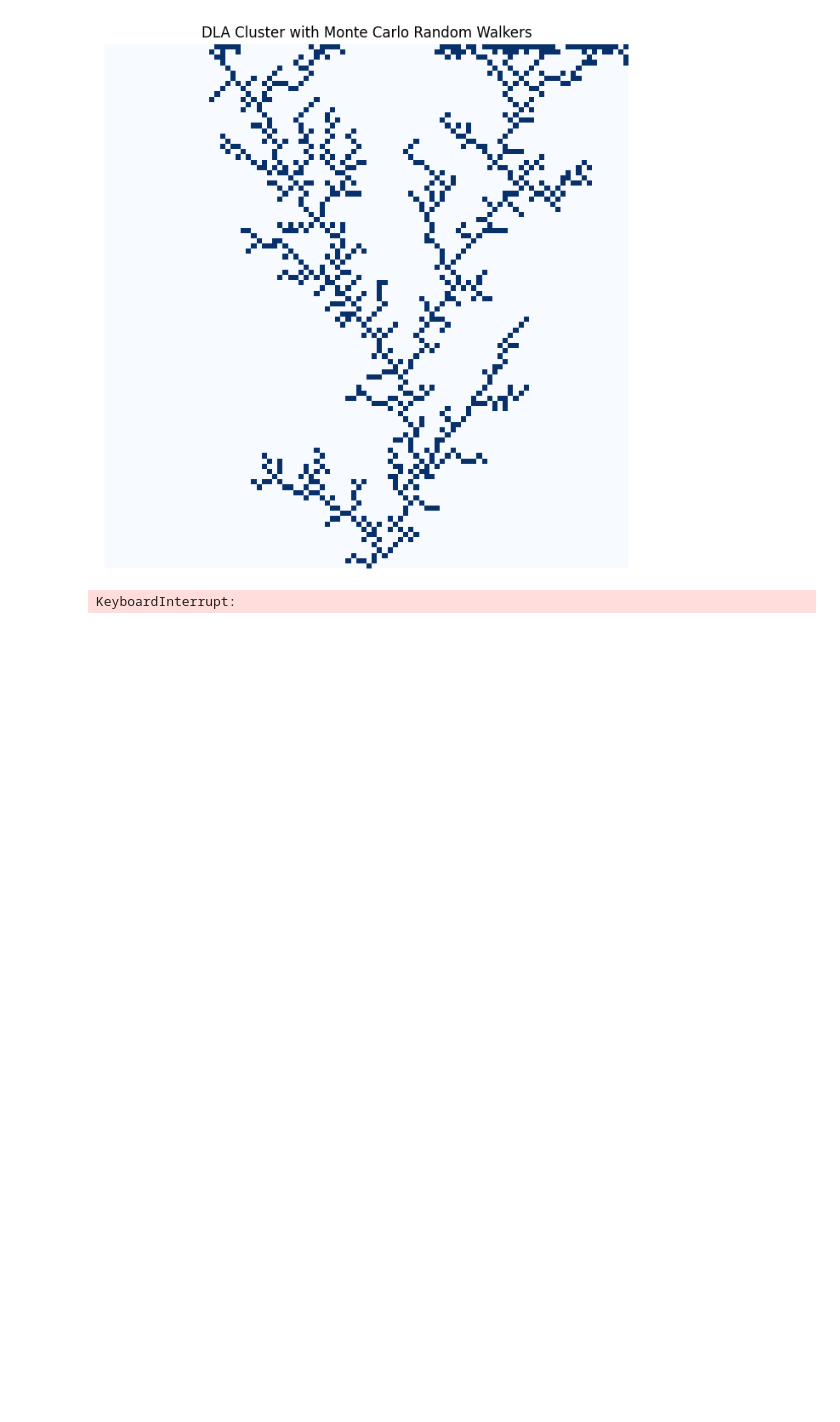
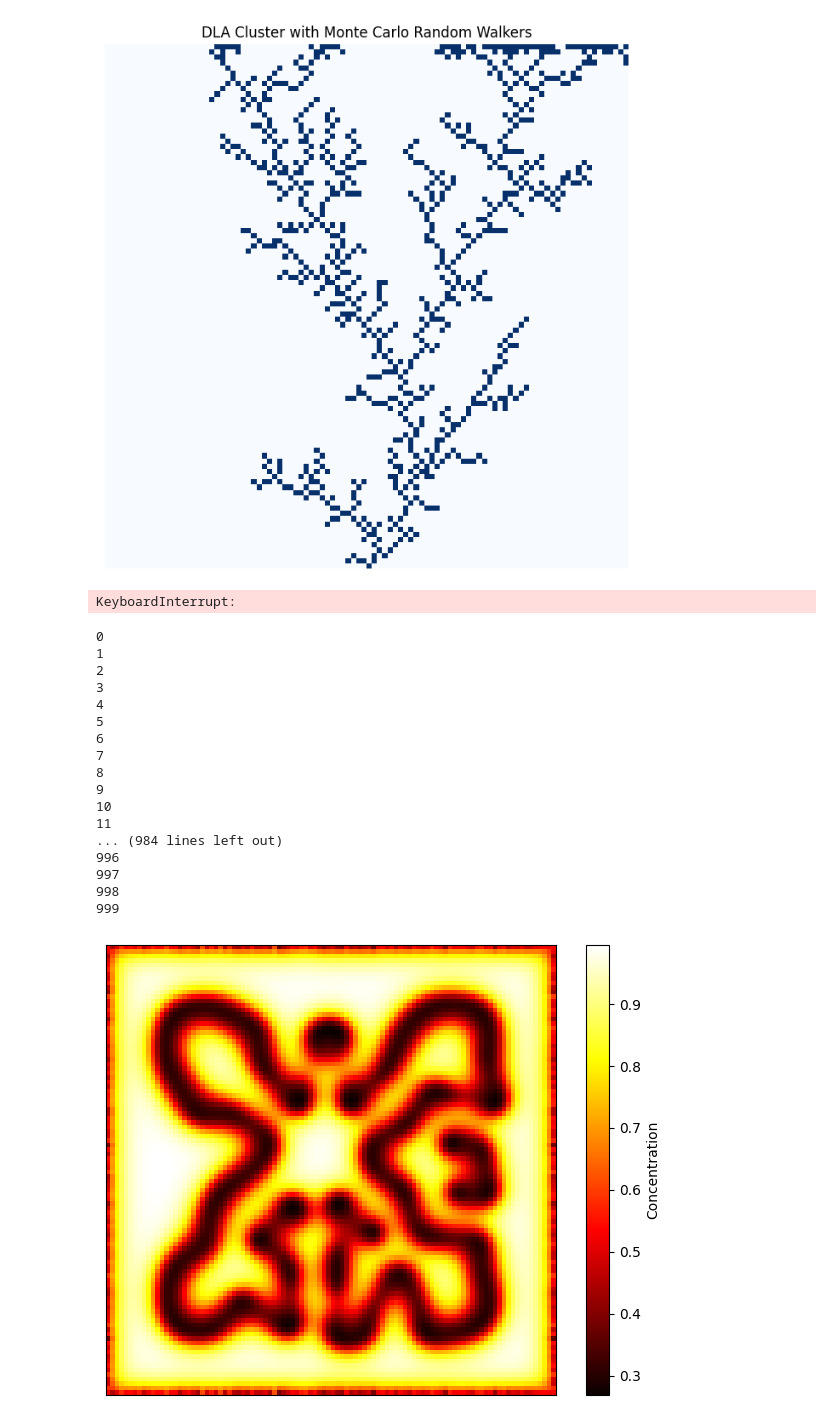
Before and after one commit to koenweverink/ScientificComputing, a Jupyter notebook: Set2.ipynb, the cells around one changed output. Cells and saved outputs as stored; diff of their text form; code cells hidden in the pictures; blank space fills up the shorter version.

Commit message:
gray scott

```diff
--- a/Set2.ipynb
+++ b/Set2.ipynb
@@ -372,0 +417,42 @@ plt.show()
+# %%
+# Parameters
+grid_size = 100
+dt = 1  # Time step, arbitrary units
+dx = 1  # Grid spacing, arbitrary units
+D_u = 0.16  # Diffusion coefficient, arbitrary units
+D_v = 0.08  # Diffusion coefficient, arbitrary units
+f = 0.035  # Feed rate, arbitrary units
+k = 0.060  # Kill rate, arbitrary units
+steps = 1000 # Number of time steps to simulate
+
+u, v = gray_scott(grid_size, D_u, D_v, f, k, dt, dx, steps)
+plt.imshow(u, cmap='hot', interpolation='nearest')
+plt.xlabel(f"t = {np.round(dt)}")
+plt.colorbar(label='Concentration')
+
+#hide axis
+ax = plt.gca()
+ax.get_xaxis().set_visible(False)
+ax.get_yaxis().set_visible(False)
+# plt.title(f'Concentration After {steps} Steps and time = {1} \n (Y-axis diffusion only)')
+plt.tight_layout()
+plt.show()
+# %% [output]
+0
+1
+2
+3
+4
+5
+6
+7
+8
+9
+10
+11
+... (984 lines left out)
+996
+997
+998
+999
+[figure, added]
```
Also changed, not shown: parts of 1 cell of this notebook, 1 other file.
